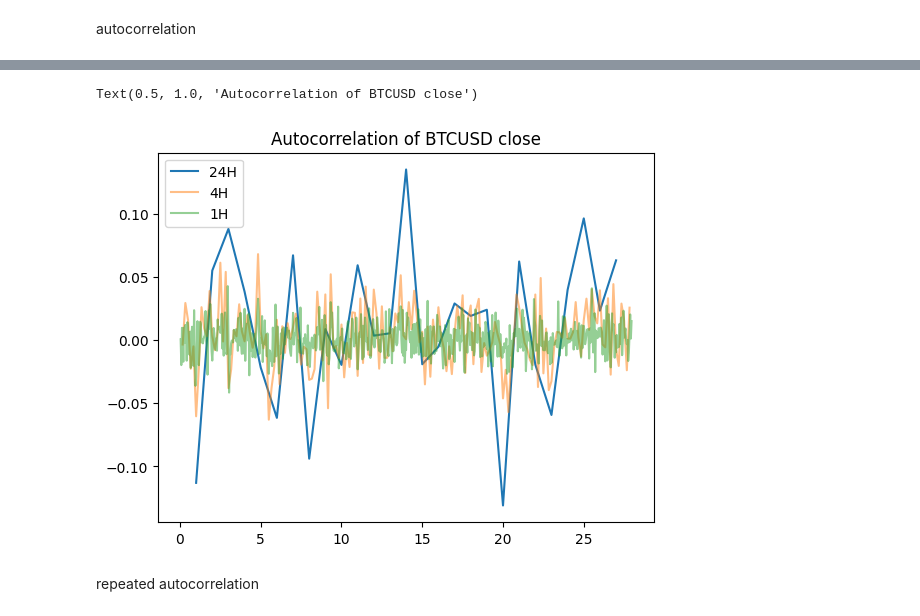
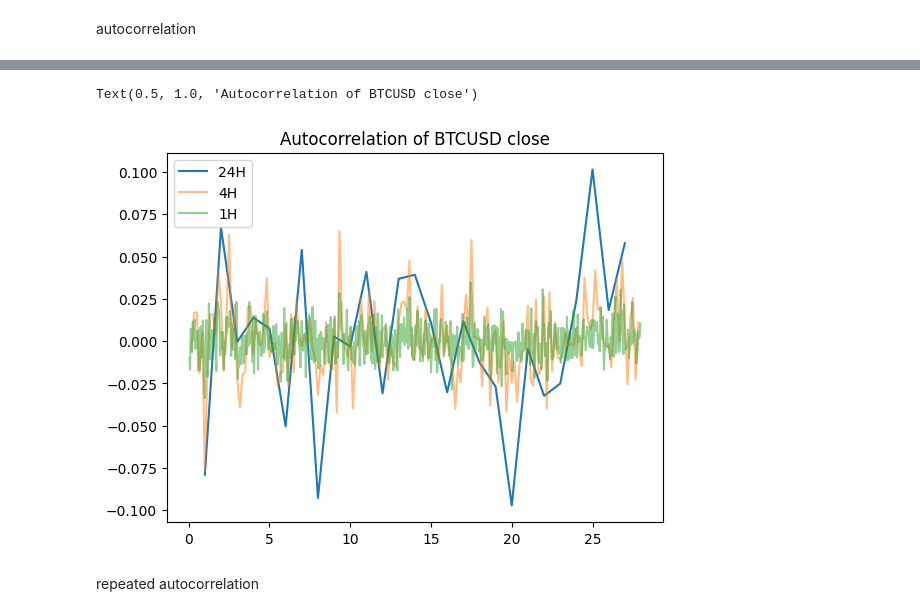
Before and after one commit to Flishworks/AlgoTrading, a Jupyter notebook: EDA/autocorrelation_exploration.ipynb, the cells around one changed output, grey strips where cells are left out. Cells and saved outputs as stored; diff of their text form; code cells hidden in the pictures.

```diff
--- a/EDA/autocorrelation_exploration.ipynb
+++ b/EDA/autocorrelation_exploration.ipynb
@@ -17,7 +17,7 @@ import utils
 #open and combine all data
 coin = 'BTCUSD'
 
-full_df = pd.read_csv(os.path.join('..', 'data', 'scraped_OHLC_4-28-2024', coin+'.csv'))
+full_df = pd.read_csv(os.path.join('..', 'data', 'scraped_OHLC_10-23-2024', coin+'.csv'))
 full_df['dtime'] = pd.to_datetime(full_df['dtime'], format='%Y-%m-%d %H:%M:%S')
 full_df.set_index('dtime', inplace = True)
 full_df.drop(columns=['time'], inplace=True)
@@ -81,30 +81,30 @@ Text(0.5, 1.0, 'Autocorrelation of BTCUSD close')
 # %%
 coin = 'BTCUSD'
 ohlc_key = 'close'
 
 freq = '24H'
 lags = np.arange(1, 7*4, 1)
 resample_df = utils.ohlc_resampler(full_df, freq=freq, round = True, fill='ffill')
-autocorr = [resample_df[coin+'_'+ohlc_key].diff().autocorr(lag=lag) for lag in lags]
+autocorr = [resample_df[ohlc_key].diff().autocorr(lag=lag) for lag in lags]
 plt.plot(lags, autocorr, label=freq)
 
 freq = '4H'
 lags = np.arange(1, 7*4*6, 1)
 resample_df = utils.ohlc_resampler(full_df, freq=freq, round = True, fill='ffill')
-autocorr = [resample_df[coin+'_'+ohlc_key].diff().autocorr(lag=lag) for lag in lags]
+autocorr = [resample_df[ohlc_key].diff().autocorr(lag=lag) for lag in lags]
 plt.plot(lags / 6, autocorr, label=freq, alpha=0.5)
 
 freq = '1H'
 lags = np.arange(1, 7*4*24, 1)
 resample_df = utils.ohlc_resampler(full_df, freq=freq, round = True, fill='ffill')
-autocorr = [resample_df[coin+'_'+ohlc_key].diff().autocorr(lag=lag) for lag in lags]
+autocorr = [resample_df[ohlc_key].diff().autocorr(lag=lag) for lag in lags]
 plt.plot(lags / 24, autocorr, label=freq, alpha=0.5)
 
 plt.legend()
 plt.title('Autocorrelation of '+coin+' '+ohlc_key)
 # %% [output]
 Text(0.5, 1.0, 'Autocorrelation of BTCUSD close')
-[figure, old version]
+[figure, new version]
 # %% [markdown]
 repeated autocorrelation
 # %%
```
Also changed, not shown: parts of 2 cells of this notebook, 6 other files.
